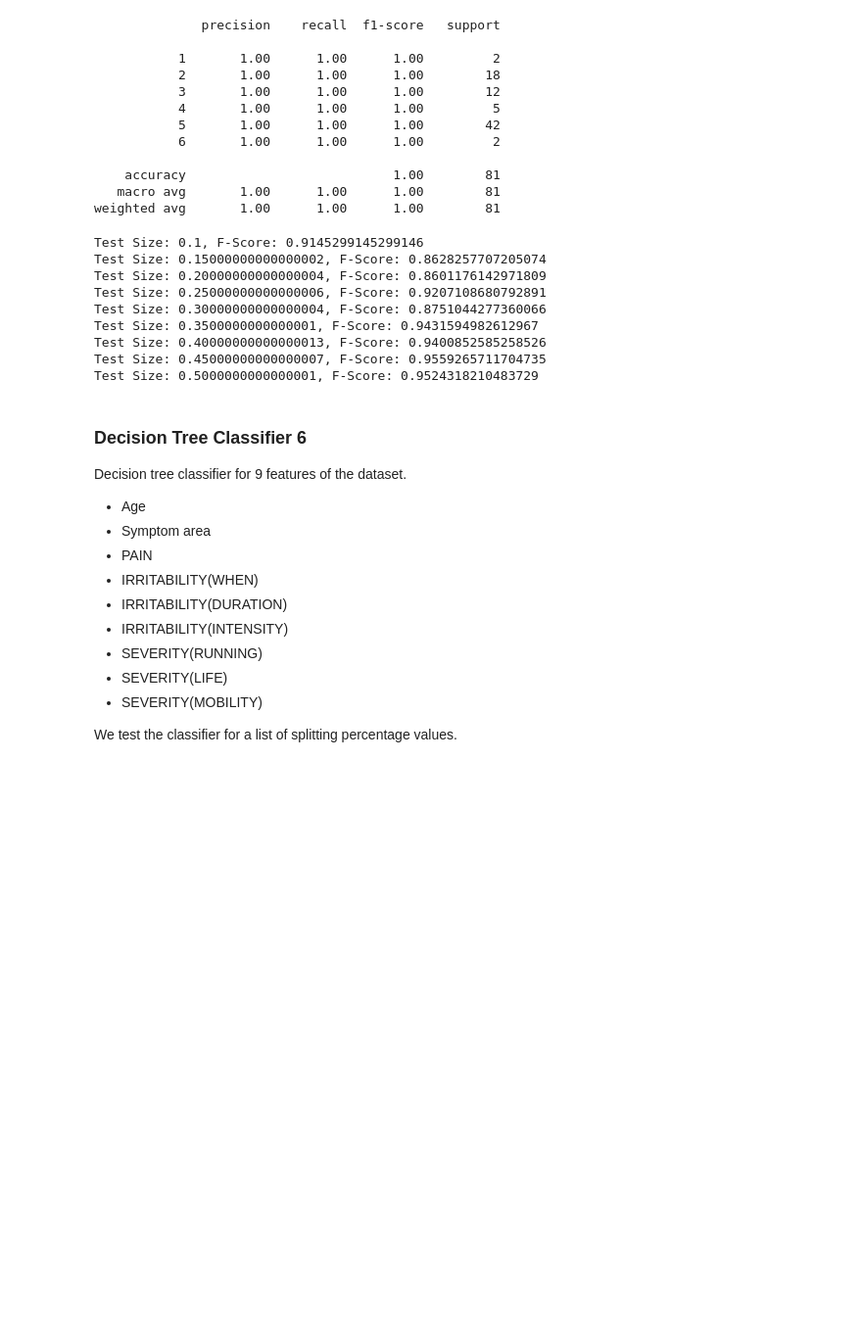
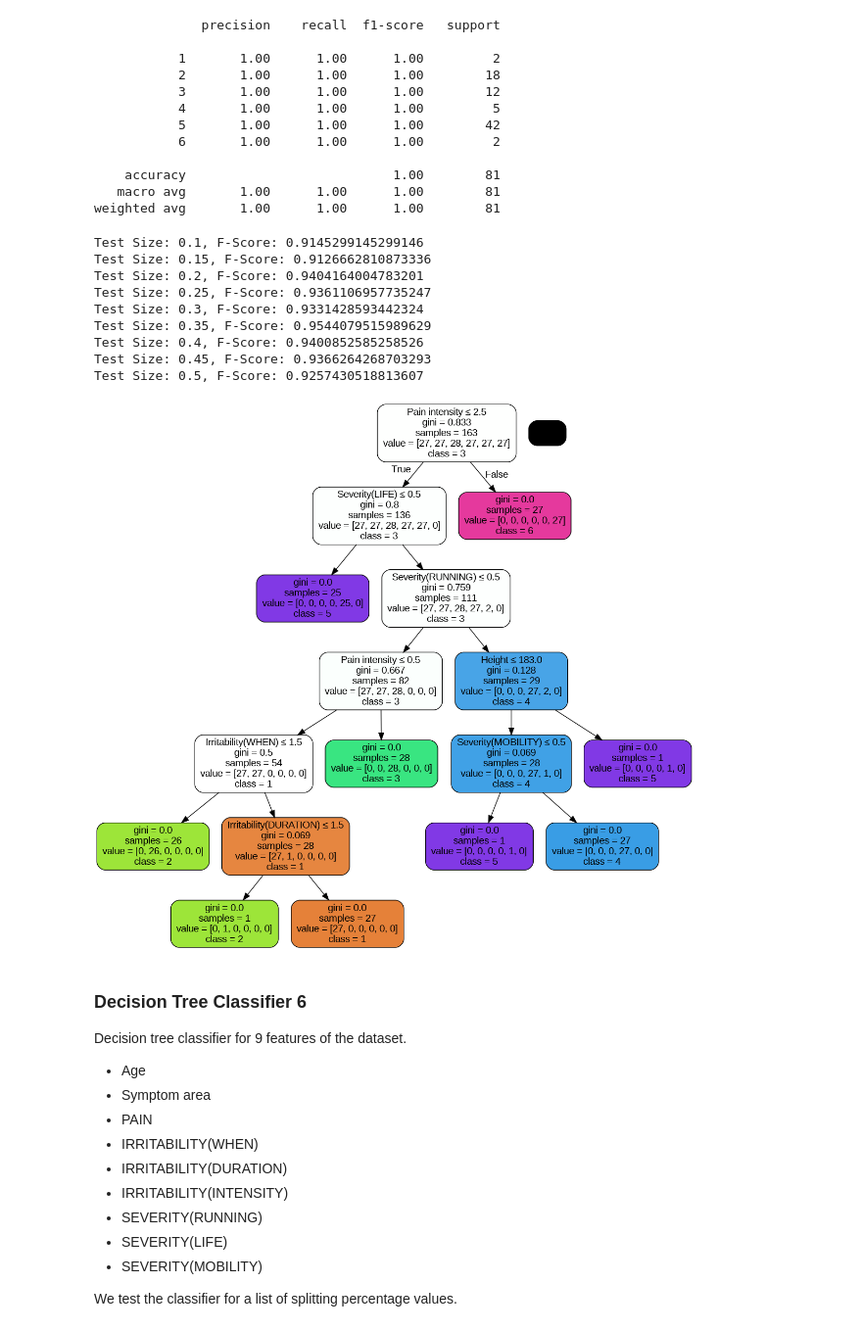
Before and after one commit to GeorgeM2000/Sports-Activity, a Jupyter notebook: Sports_Activity.ipynb, the cells around one changed output. Shown at 98% size. Drawn from its saved outputs; the diff is of its cells as text; code cells hidden in the pictures; blank space fills up the shorter version.

```diff
--- a/Sports_Activity.ipynb
+++ b/Sports_Activity.ipynb
@@ -1285,21 +1291,23 @@ for perc_value in list(np.arange(0.1, 0.55, 0.05)):
 
   model_score[round(perc_value,2)] = [f_score, clf]
 
-  print(f'Test Size: {perc_value}, F-Score: {f_score}')
+  print(f'Test Size: {round(perc_value,2)}, F-Score: {f_score}')
 # %% [output]
 Test Size: 0.1, F-Score: 0.9145299145299146
-Test Size: 0.15000000000000002, F-Score: 0.8628257707205074
-Test Size: 0.20000000000000004, F-Score: 0.8601176142971809
-Test Size: 0.25000000000000006, F-Score: 0.9207108680792891
-Test Size: 0.30000000000000004, F-Score: 0.8751044277360066
-Test Size: 0.3500000000000001, F-Score: 0.9431594982612967
-Test Size: 0.40000000000000013, F-Score: 0.9400852585258526
-Test Size: 0.45000000000000007, F-Score: 0.9559265711704735
-Test Size: 0.5000000000000001, F-Score: 0.9524318210483729
+Test Size: 0.15, F-Score: 0.9126662810873336
+Test Size: 0.2, F-Score: 0.9404164004783201
+Test Size: 0.25, F-Score: 0.9361106957735247
+Test Size: 0.3, F-Score: 0.9331428593442324
+Test Size: 0.35, F-Score: 0.9544079515989629
+Test Size: 0.4, F-Score: 0.9400852585258526
+Test Size: 0.45, F-Score: 0.9366264268703293
+Test Size: 0.5, F-Score: 0.9257430518813607
 # %%
-Image(show_decision_tree_classifier(model_score[0.30][1], ['Weight', 'Height', 'Gender', 'Age', 'Experience', 'Symptom area', 'Pain intensity', 'Irritability(WHEN)', 'Irritability(DURATION)',
+Image(show_decision_tree_classifier(model_score[0.35][1], ['Weight', 'Height', 'Gender', 'Age', 'Experience', 'Symptom area', 'Pain intensity', 'Irritability(WHEN)', 'Irritability(DURATION)',
                        'Irritability(INTENSITY)', 'Severity(RUNNING)', 'Severity(LIFE)',
                        'Severity(MOBILITY)']).create_png())
+# %% [output]
+[figure, added]
 # %% [markdown]
 ### Decision Tree Classifier 6
 Decision tree classifier for 9 features of the dataset.
```
Also changed, not shown: parts of 20 cells of this notebook.
